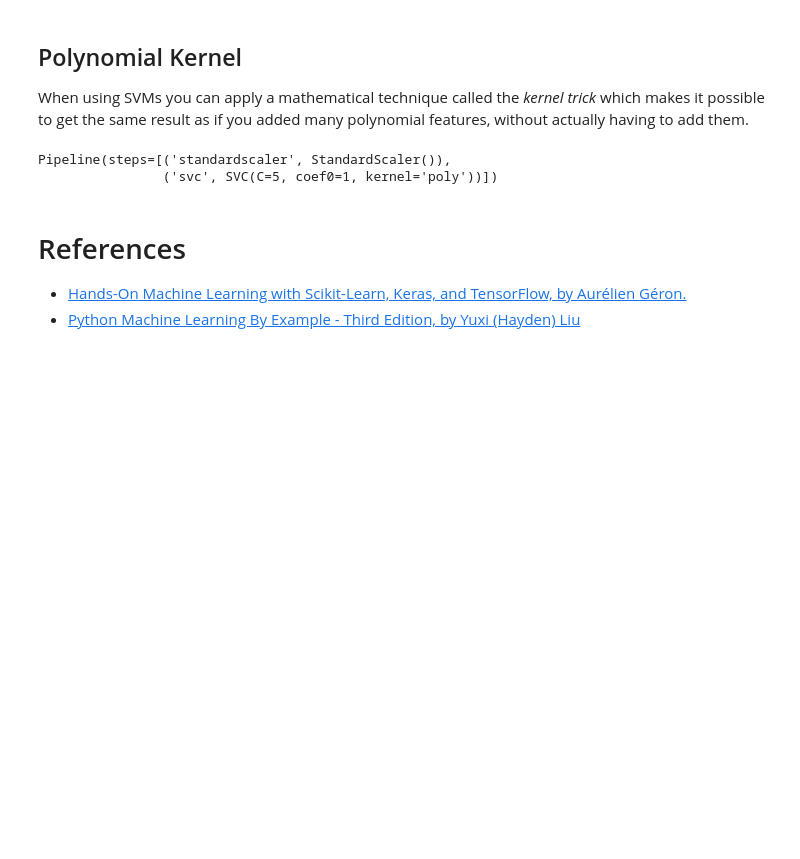
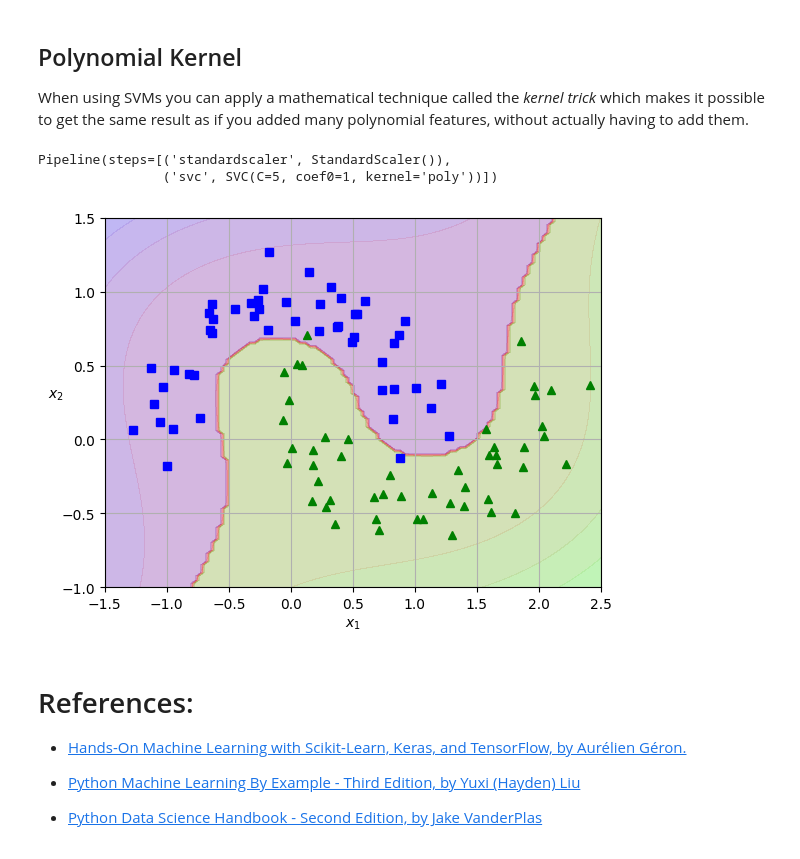
Before and after one commit to ssuzana/Machine-Learning-Notebooks, a Jupyter notebook: Support_Vector_Machines.ipynb, the cells around one changed output. Cells and saved outputs as stored; diff of their text form; code cells hidden in the pictures; blank space fills up the shorter version.

```diff
--- a/Support_Vector_Machines.ipynb
+++ b/Support_Vector_Machines.ipynb
@@ -461,8 +523,15 @@ poly_kernel_svm_clf.fit(X, y)
 # %% [output]
 Pipeline(steps=[('standardscaler', StandardScaler()),
                 ('svc', SVC(C=5, coef0=1, kernel='poly'))])
+# %%
+plot_predictions(poly_kernel_svm_clf, [-1.5, 2.5, -1, 1.5])
+plot_dataset(X, y, [-1.5, 2.5, -1, 1.5])
+# %% [output]
+[figure, added]
 # %% [markdown]
-# References
+# References:
 
 * [Hands-On Machine Learning with Scikit-Learn, Keras, and TensorFlow, by Aurélien Géron.](https://www.oreilly.com/library/view/hands-on-machine-learning/9781098125967/)
 * [Python Machine Learning By Example - Third Edition, by Yuxi (Hayden) Liu](https://www.packtpub.com/product/python-machine-learning-by-example-third-edition/9781800209718)
+
+* [Python Data Science Handbook - Second Edition, by Jake VanderPlas](https://www.oreilly.com/library/view/python-data-science/9781098121211/)
```
Also changed, not shown: parts of 11 cells of this notebook.
